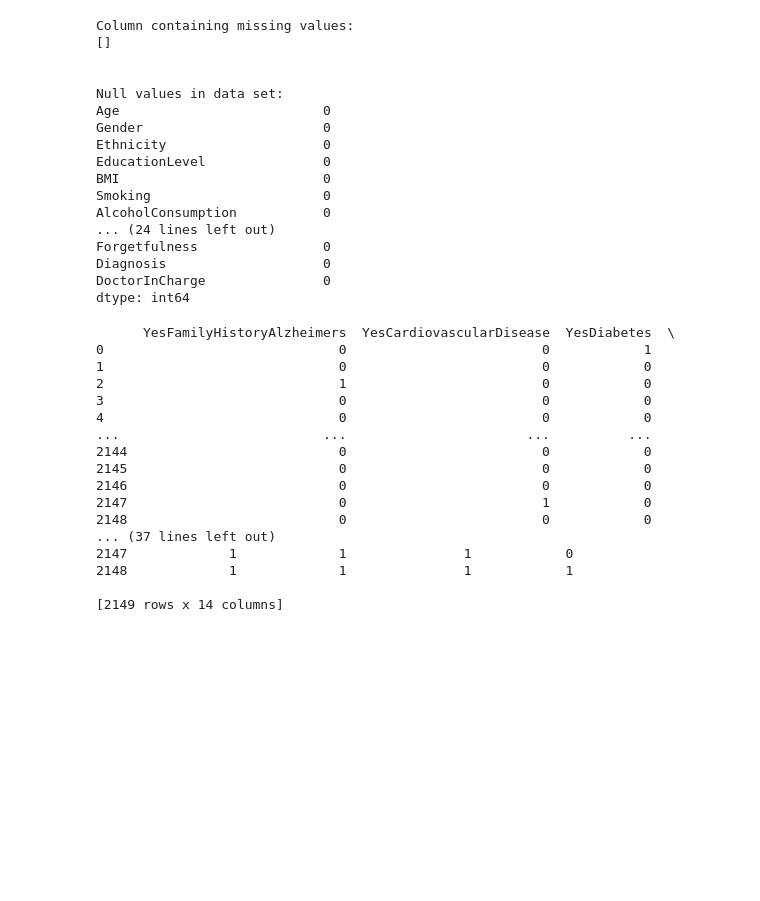
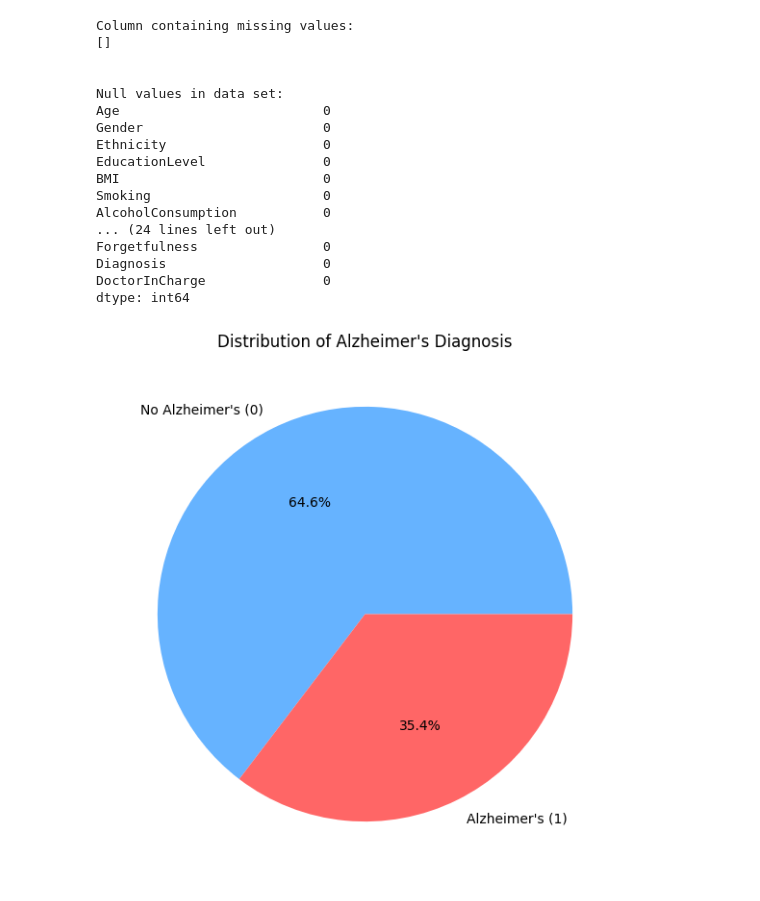
Before and after one commit to chrlskrt/Data-Analysis-Finals, a Jupyter notebook: Alzheimers_Apriori.ipynb, the cells around one changed output. Drawn from its saved outputs; the diff is of its cells as text; code cells hidden in the pictures; blank space fills up the shorter version.

```diff
--- a/Alzheimers_Apriori.ipynb
+++ b/Alzheimers_Apriori.ipynb
@@ -41,6 +43,8 @@ print("\n\nNull values in data set:")
 print(data.isnull().sum())
 
 df = pd.DataFrame(data)
+
+df= df.drop(columns='DoctorInCharge')
 # %% [output]
 Column containing missing values:
 []
@@ -59,6 +63,21 @@ Forgetfulness                0
 Diagnosis                    0
 DoctorInCharge               0
 dtype: int64
+# %%
+# Get the count of 0's and 1's in the Diagnosis column
+diagnosis_counts = df['Diagnosis'].value_counts()
+
+# Create the pie chart
+plt.figure(figsize=(7, 7))  # Set the figure size
+plt.pie(diagnosis_counts, labels=["No Alzheimer's (0)", "Alzheimer's (1)"], autopct='%1.1f%%', colors=['#66b3ff', '#ff6666'])
+
+# Add a title
+plt.title('Distribution of Alzheimer\'s Diagnosis')
+
+# Show the plot
+plt.show()
+# %% [output]
+[figure, added]
 # %%
 # Medical History Columns
 
@@ -79,34 +98,5 @@ mh_columns = df[medical_history_columns].copy()
 output_file = "csv/medical_history_columns.csv"
 mh_columns.to_csv(output_file, index=False)
 
-# Adding new columns for the 0 values
-# ex. FamilyHistoryAlzheimers will have another column with NoFamilyHistoryAlzheimers as the name
-# The values for the new column will be the opposite of the old column
-
-for col in mh_columns.columns:
-    mh_columns[f'No{col}'] = mh_columns[col].apply(lambda x: 1 if x == 0 else 0)
-
-# renaming old columns to have a Yes as the first substring
-
-mh_columns.rename(columns={col: f'Yes{col}' for col in mh_columns.columns if not col.startswith('No')}, inplace=True)
-
-print(mh_columns)
+# print(mh_columns)
-# %% [output]
-      YesFamilyHistoryAlzheimers  YesCardiovascularDisease  YesDiabetes  \
-0                              0                         0            1
-1                              0                         0            0
-2                              1                         0            0
-3                              0                         0            0
-4                              0                         0            0
-...                          ...                       ...          ...
-2144                           0                         0            0
-2145                           0                         0            0
-2146                           0                         0            0
-2147                           0                         1            0
-2148                           0                         0            0
-... (37 lines left out)
-2147             1             1               1            0
-2148             1             1               1            1
-
-[2149 rows x 14 columns]
 # %%
```
Also changed, not shown: parts of 14 cells of this notebook, 9 other files.
